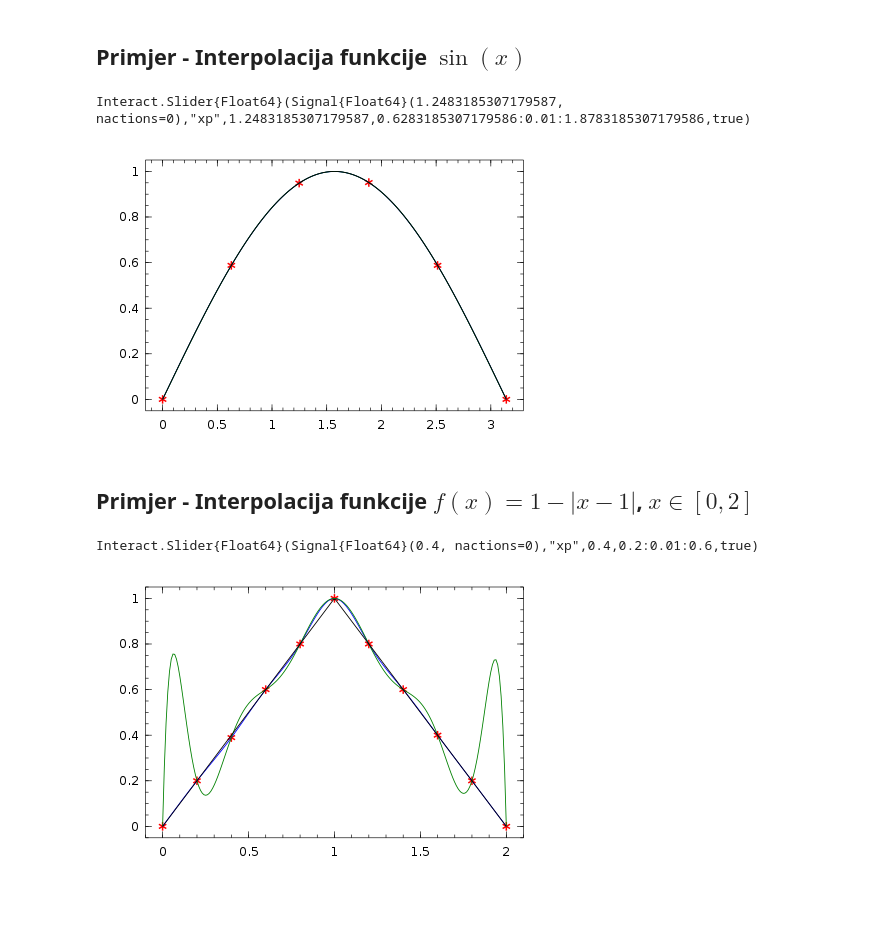
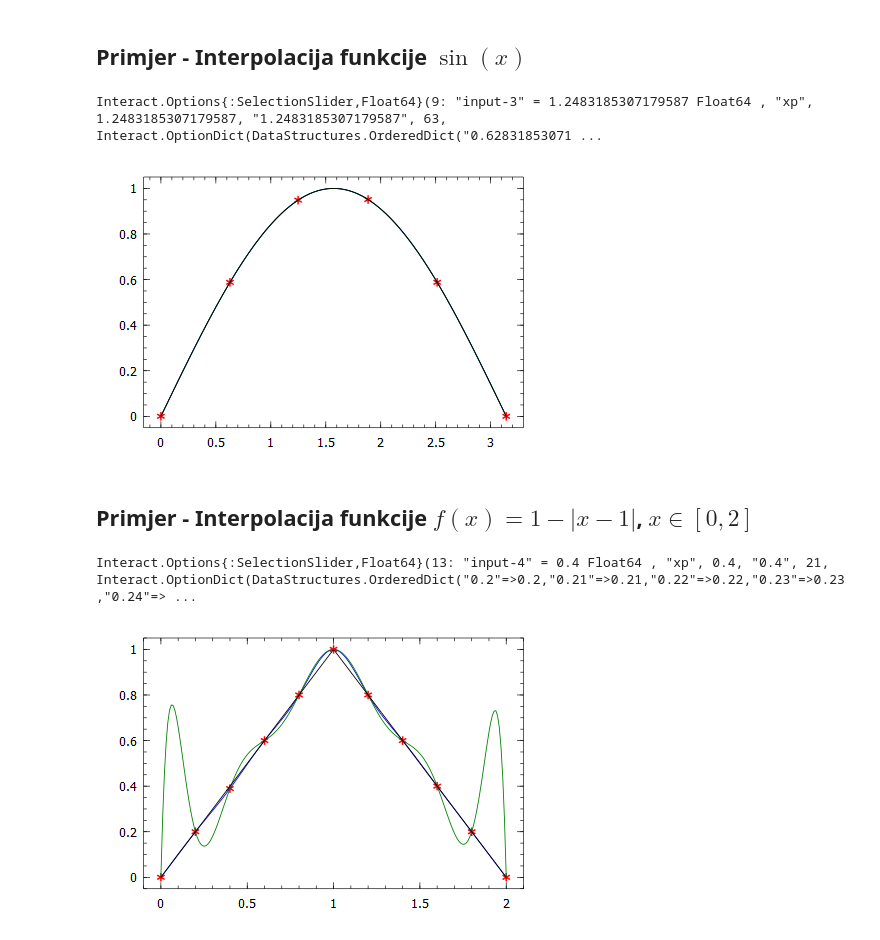
Before and after one commit to ivanslapnicar/Numericka_analiza, a Jupyter notebook: src/NA11_Prirodni_kubicni_splajn.ipynb, the cells around one changed output. Cells and saved outputs as stored; diff of their text form; code cells hidden in the pictures; blank space fills up the shorter version.

```diff
--- a/src/NA11_Prirodni_kubicni_splajn.ipynb
+++ b/src/NA11_Prirodni_kubicni_splajn.ipynb
@@ -175,7 +177,7 @@ plot(x,y,"r*",xx,ySpline,"b")
 Usporedimo splajn s interpolacijskim polinomom:
 # %%
 A=Vandermonde(x)
-p=Poly(full(A)\y)
+p=Poly(A\y)
 yPoly=polyval(p,xx)
 plot(x,y,"r*",xx,ySpline,"b",xx,yPoly,"g")
 # %% [output]
@@ -191,9 +193,9 @@ using Interact
 point=3
 xc=deepcopy(x)
 
-ySpline=Array(Float64,lsize)
-yPoly=Array(Float64,lsize)
-C=Array(Any,n)
+ySpline=Array{Float64}(lsize)
+yPoly=Array{Float64}(lsize)
+C=Array{Any}(n)
 
 @manipulate for xp=xc[point-1]:0.01:xc[point+1]
     xc[point]=xp
@@ -214,7 +216,7 @@ C=Array(Any,n)
         end
     end
     A=Vandermonde(xc)
-    p=Poly(full(A)\y)
+    p=Poly(A\y)
     yPoly=polyval(p,xx)
     plot(xc,y,"r*",xx,ySpline,"b",xx,yPoly,"g")
 end
@@ -227,14 +229,14 @@ Interact.Slider{Float64}(Signal{Float64}(0.34959055766523645, nactions=0),"xp",0
 n=5
 a=0
 b=pi
-f(x)=sin(x)
+f(x)=sin.(x)
 
 x=collect(linspace(a,b,n+1))
 y=f(x)
 lsize=200
 xx=collect(linspace(a,b,lsize))
-ySpline=Array(Float64,lsize)
-yPoly=Array(Float64,lsize)
+ySpline=Array{Float64}(lsize)
+yPoly=Array{Float64}(lsize)
 yFun=f(xx)
 
 point=3
@@ -251,7 +253,7 @@ yc=deepcopy(y)
     s=H\b1
     s=[0;s;0]
     b=d-(s[2:end]-s[1:end-1]).*h/6
-    C=Array{Any,n}
+    C=Array{Any}(n)
     C=[xx-> yc[i]-s[i]*h[i]^2/6+b[i]*(xx-xc[i])+s[i]*(xc[i+1]-xx)^3/(6*h[i])+s[i+1]*(xx-xc[i])^3/(6*h[i]) for i=1:n]
     for i=1:lsize
         for k=1:n
@@ -264,7 +266,7 @@ yc=deepcopy(y)
 
     # Polinom
     A=Vandermonde(xc)
-    p=Poly(full(A)\yc)
+    p=Poly(A\yc)
     yPoly=polyval(p,xx)
 
     plot(xc,yc,"r*",xx,ySpline,"b",xx,yPoly,"g",xx,yFun)
@@ -274,57 +276,57 @@ yc=deepcopy(y)
 
 end
 # %% [output]
-Interact.Slider{Float64}(Signal{Float64}(1.2483185307179587, nactions=0),"xp",1.2483185307179587,0.6283185307179586:0.01:1.8783185307179586,true)
+Interact.Options{:SelectionSlider,Float64}(9: "input-3" = 1.2483185307179587 Float64 , "xp", 1.2483185307179587, "1.2483185307179587", 63, Interact.OptionDict(DataStructures.OrderedDict("0.62831853071 ...
-[figure, old version]
+[figure, new version]
 # %% [markdown]
 ## Primjer - Interpolacija funkcije $f(x)=1-|x-1|$, $x\in[0,2]$
 # %%
 n=10
 a=0
 b=2
-f(x)=1-abs(x-1)
+f(x)=1-abs.(x-1)
 
 # Ravnomjerno raspoređene točke
 x=collect(linspace(a,b,n+1))
 y=f(x)
 lsize=200
 xx=collect(linspace(a,b,lsize))
-ySpline=Array(Float64,lsize)
-yPoly=Array(Float64,lsize)
+ySpline=Array{Float64}(lsize)
+yPoly=Array{Float64}(lsize)
 yFun=f(xx)
 
 point=3
 xc=deepcopy(x)
 yc=deepcopy(y)
 @manipulate for xp=xc[point-1]:0.01:xc[point+1]
     # Splajn
     xc[point]=xp
     yc[point]=sin(xp)
     h=xc[2:end]-xc[1:end-1]
     d=(yc[2:end]-yc[1:end-1])./h
     H=SymTridiagonal(2*(h[1:end-1]+h[2:end]),h[2:end-1])
     b1=6*(d[2:end]-d[1:end-1])
     s=H\b1
     s=[0;s;0]
     b=d-(s[2:end]-s[1:end-1]).*h/6
-    C=Array{Any,n}
+    C=Array{Any}(n)
     C=[xx-> yc[i]-s[i]*h[i]^2/6+b[i]*(xx-xc[i])+s[i]*(xc[i+1]-xx)^3/(6*h[i])+s[i+1]*(xx-xc[i])^3/(6*h[i]) for i=1:n]
     for i=1:lsize
         for k=1:n
             if xx[i]<=xc[k+1]
                 ySpline[i]=C[k](xx[i])
                 break
             end
         end
     end
 
     # Polinom
     A=Vandermonde(xc)
-    p=Poly(full(A)\yc)
+    p=Poly(A\yc)
     yPoly=polyval(p,xx)
 
     plot(xc,yc,"r*",xx,ySpline,"b",xx,yPoly,"g",xx,yFun)
 end
 # %% [output]
-Interact.Slider{Float64}(Signal{Float64}(0.4, nactions=0),"xp",0.4,0.2:0.01:0.6,true)
+Interact.Options{:SelectionSlider,Float64}(13: "input-4" = 0.4 Float64 , "xp", 0.4, "0.4", 21, Interact.OptionDict(DataStructures.OrderedDict("0.2"=>0.2,"0.21"=>0.21,"0.22"=>0.22,"0.23"=>0.23,"0.24"=> ...
-[figure, old version]
+[figure, new version]
```
Also changed, not shown: parts of 9 cells of this notebook, 5 other files.
